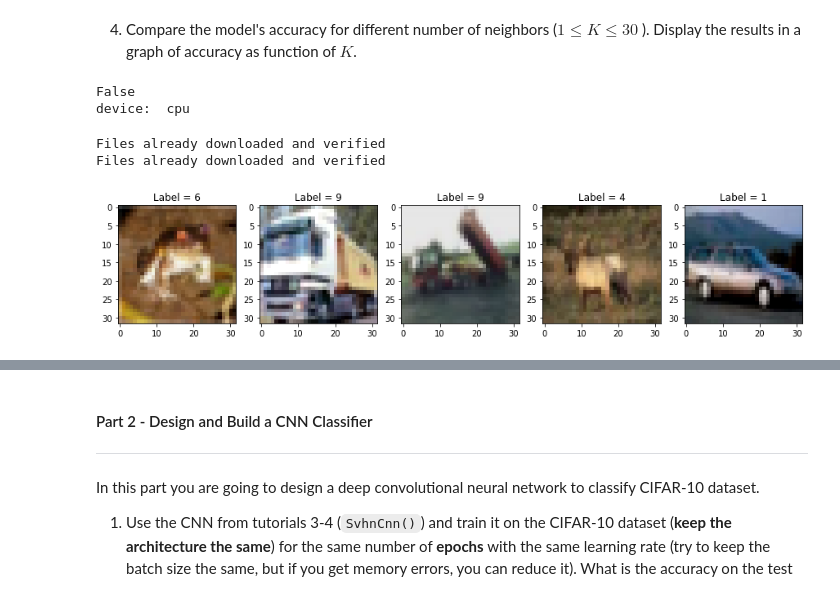
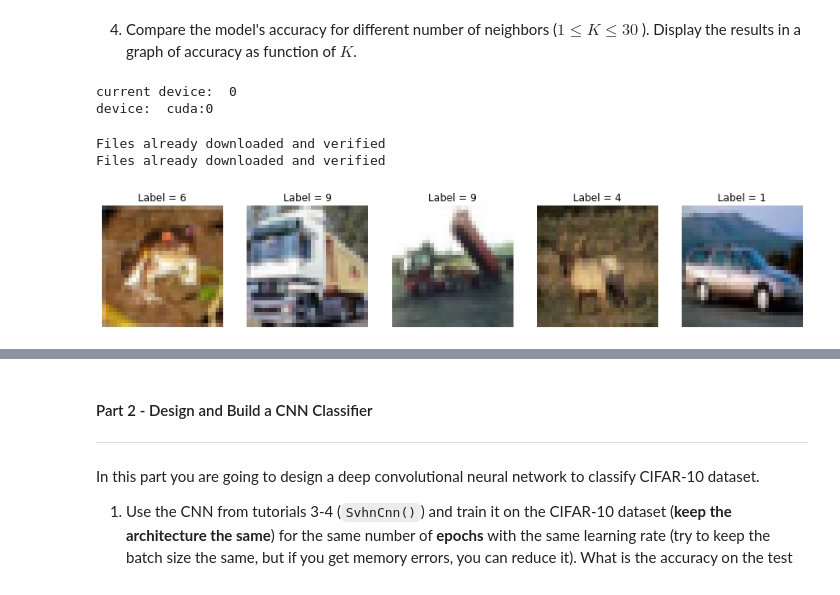
Before and after one commit to DariaHasin/cv-course, a Jupyter notebook: HW1 - Classification/ee046746_hw1_classification.ipynb, the cells around one changed output, grey strips where cells are left out. Drawn from its saved outputs; the diff is of its cells as text; code cells hidden in the pictures.

```diff
--- a/HW1 - Classification/ee046746_hw1_classification.ipynb
+++ b/HW1 - Classification/ee046746_hw1_classification.ipynb
@@ -85,25 +85,18 @@ from torch.utils.data.sampler import SubsetRandomSampler
 # %%
-# check if there is a GPU available
-print(torch.cuda.is_available())
 # check what is the current available device
 if torch.cuda.is_available():
     print("current device: ", torch.cuda.current_device())
+
 # automatically choose device
 device = torch.device("cuda:0" if torch.cuda.is_available() else "cpu")  # use gpu 0 if it is available, o.w. use the cpu
 print("device: ", device)
 # %% [output]
-False
-device:  cpu
+current device:  0
+device:  cuda:0
 # %%
 data_dir = 'cifar-10-batches-py'
 
-transform_train = transforms.Compose([
-    transforms.ColorJitter(brightness=0.2, contrast=0.2, saturation=0.2),
-    transforms.ToTensor(),
-])
-
-train_dataset = CIFAR10(root=data_dir, train=True, transform=transform_train, download=True)
-
+train_dataset = CIFAR10(root=data_dir, train=True, transform=transforms.ToTensor(), download=True)
 test_dataset = CIFAR10(root=data_dir, train=False, transform=transforms.ToTensor(), download=True)
 # %% [output]
 Files already downloaded and verified
@@ -111,11 +104,11 @@ Files already downloaded and verified
 # %%
 fig = plt.figure(figsize=(15, 15))
 
 for i in range(5):
     ax = fig.add_subplot(1, 5 ,i + 1)
     ax.imshow(train_dataset[i][0].permute(1, 2, 0))
-    #cmap='gray'
     ax.set_title('Label = '+ f'{train_dataset[i][1]}')
+    ax.set_axis_off()
 # %% [output]
-[figure, old version]
+[figure, new version]
 # %%
```
Also changed, not shown: parts of 20 cells of this notebook.
